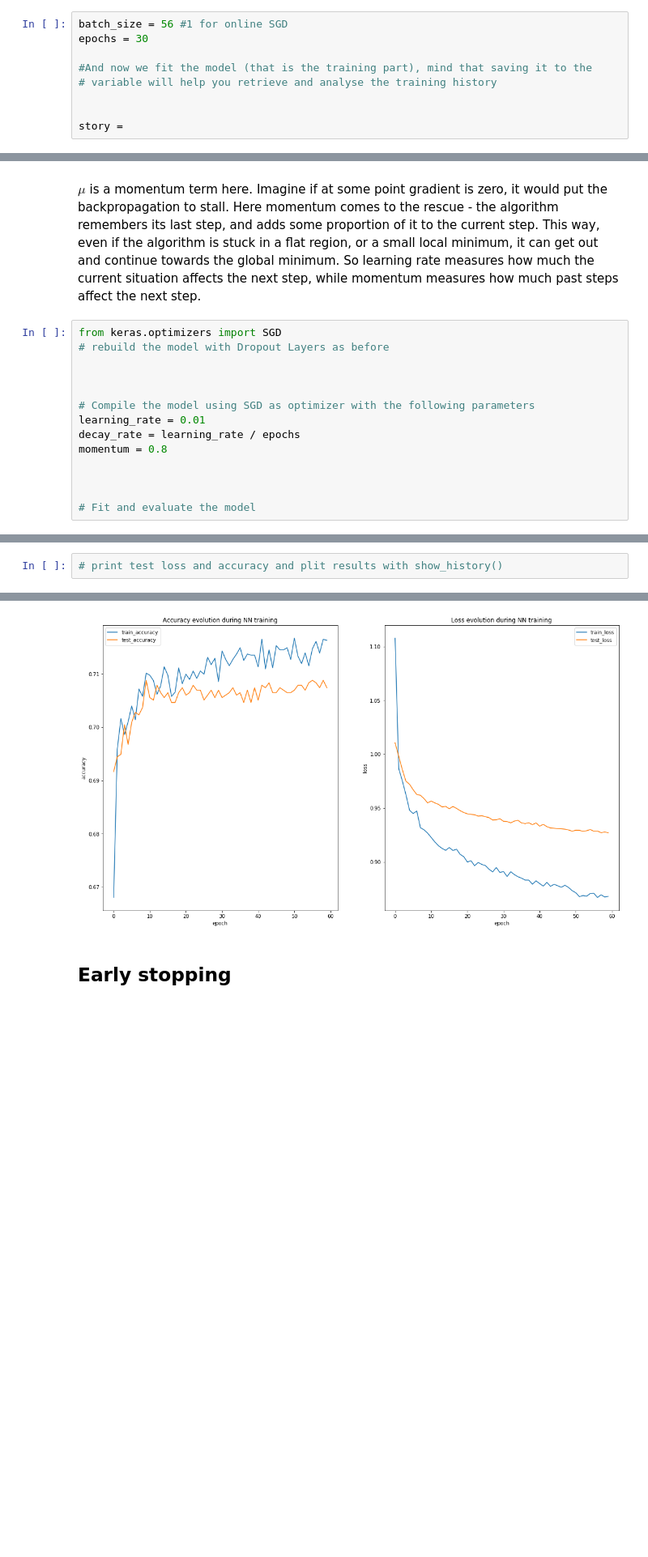
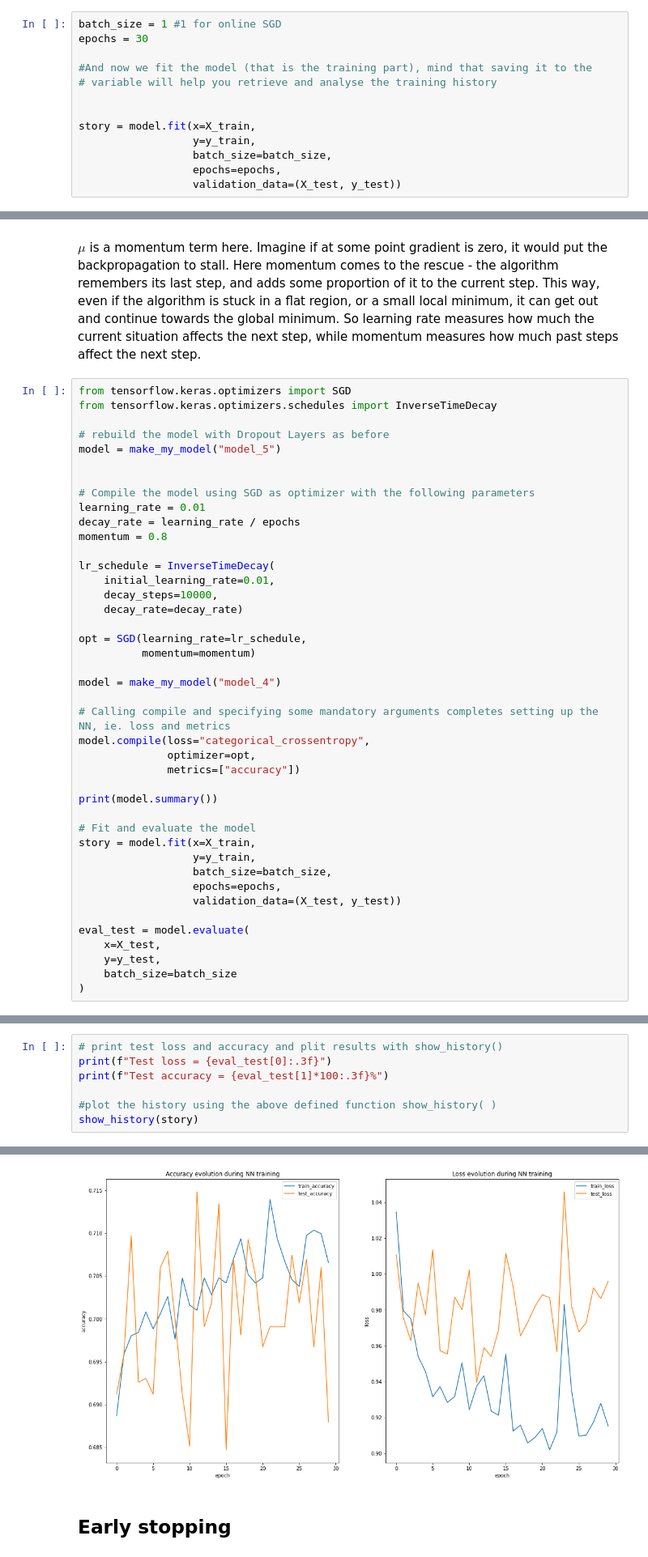
Before and after one commit to peto-ivanov/gda, a Jupyter notebook: quests/NN-quest_Keras.ipynb, the cells around one changed output, grey strips where cells are left out. Shown at 81% size. Saved outputs shown, nothing was run; the diff lists cells and outputs as text; blank space fills up the shorter version.

```diff
--- a/quests/NN-quest_Keras.ipynb
+++ b/quests/NN-quest_Keras.ipynb
@@ -254,12 +403,16 @@ Batch size determines how many examples you look at before making a weight updat
 
 Epochs is the number of rounds the algorithm will go through the entire dataset. Usually the more epochs of training, the better are the results, until the network starts to overfit. When you see the results flattening out, it's the time to stop.
 # %%
-batch_size = 56 #1 for online SGD
+batch_size = 1 #1 for online SGD
 epochs = 30
 
 #And now we fit the model (that is the training part), mind that saving it to the
 # variable will help you retrieve and analyse the training history
 
 
-story =
+story = model.fit(x=X_train,
+                  y=y_train,
+                  batch_size=batch_size,
+                  epochs=epochs,
+                  validation_data=(X_test, y_test))
 # %% [output]
@@ -432,9 +794,11 @@ $$\Delta  W_k(i) = -\eta  \frac{\partial E}{\partial W_k} + \mu  \Delta W_k(i-1)
 
 $\mu$ is a momentum term here. Imagine if at some point gradient is zero, it would put the backpropagation to stall. Here momentum comes to the rescue - the algorithm remembers its last step, and adds some proportion of it to the current step. This way, even if the algorithm is stuck in a flat region, or a small local minimum, it can get out and continue towards the global minimum. So learning rate measures how much the current situation affects the next step, while momentum measures how much past steps affect the next step.
 # %%
-from keras.optimizers import SGD
+from tensorflow.keras.optimizers import SGD
+from tensorflow.keras.optimizers.schedules import InverseTimeDecay
+
 # rebuild the model with Dropout Layers as before
-
+model = make_my_model("model_5")
 
 
 # Compile the model using SGD as optimizer with the following parameters
@@ -442,6 +806,32 @@ learning_rate = 0.01
 decay_rate = learning_rate / epochs
 momentum = 0.8
 
+lr_schedule = InverseTimeDecay(
+    initial_learning_rate=0.01,
+    decay_steps=10000,
+    decay_rate=decay_rate)
 
+opt = SGD(learning_rate=lr_schedule,
+          momentum=momentum)
+
+model = make_my_model("model_4")
+
+# Calling compile and specifying some mandatory arguments completes setting up the NN, ie. loss and metrics
+model.compile(loss="categorical_crossentropy",
+              optimizer=opt,
+              metrics=["accuracy"])
+
+print(model.summary())
 
 # Fit and evaluate the model
+story = model.fit(x=X_train,
+                  y=y_train,
+                  batch_size=batch_size,
+                  epochs=epochs,
+                  validation_data=(X_test, y_test))
+
+eval_test = model.evaluate(
+    x=X_test,
+    y=y_test,
+    batch_size=batch_size
+)
@@ -448,3 +856,8 @@ momentum = 0.8
 # %%
 # print test loss and accuracy and plit results with show_history()
+print(f"Test loss = {eval_test[0]:.3f}")
+print(f"Test accuracy = {eval_test[1]*100:.3f}%")
+
+#plot the history using the above defined function show_history( )
+show_history(story)
 # %% [output]
@@ -453,4 +866,4 @@ Test accuracy: 0.7074074149131775
-[figure, old version]
+[figure, new version]
 # %% [markdown]
 ## Early stopping
 # %%
```
Also changed, not shown: parts of 39 cells of this notebook, 1 other file.
